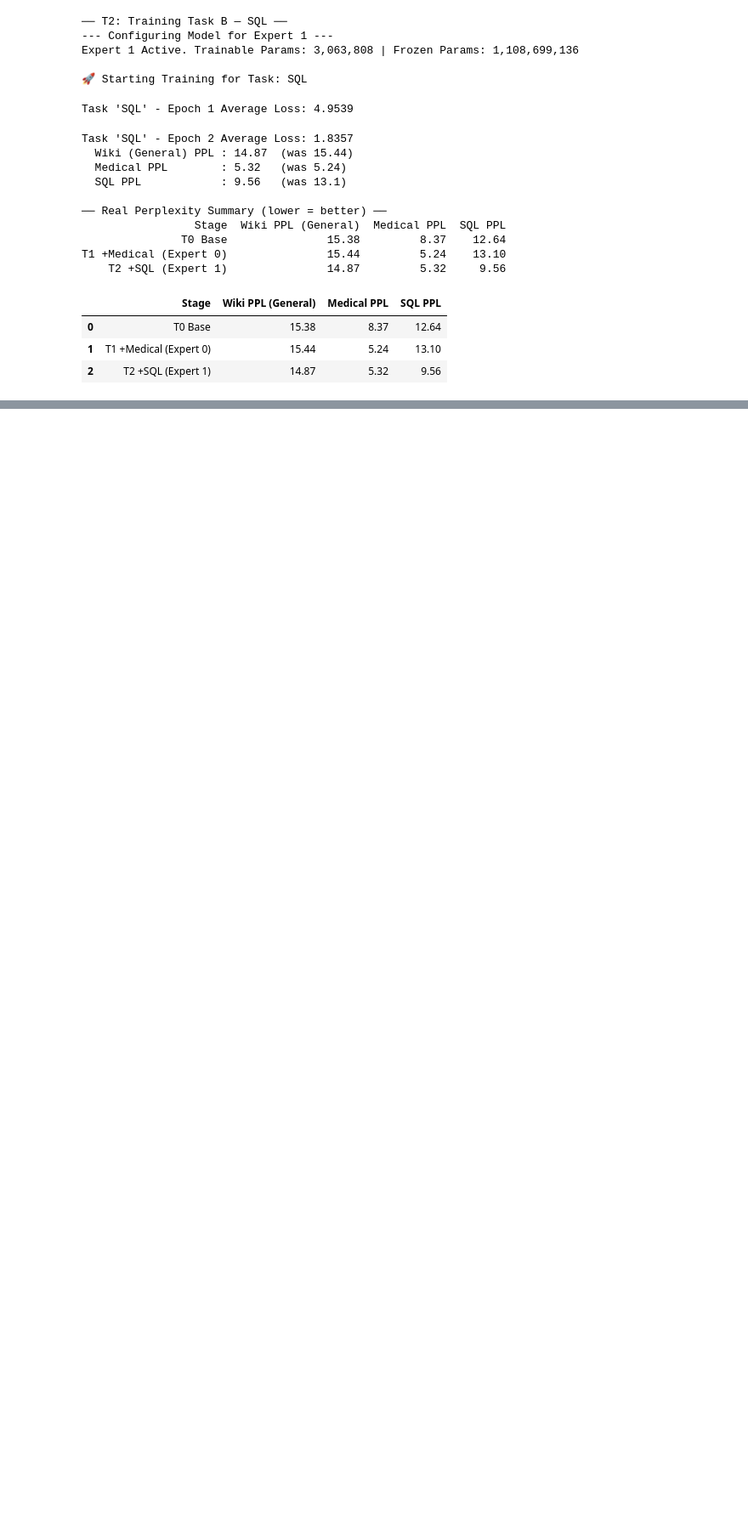
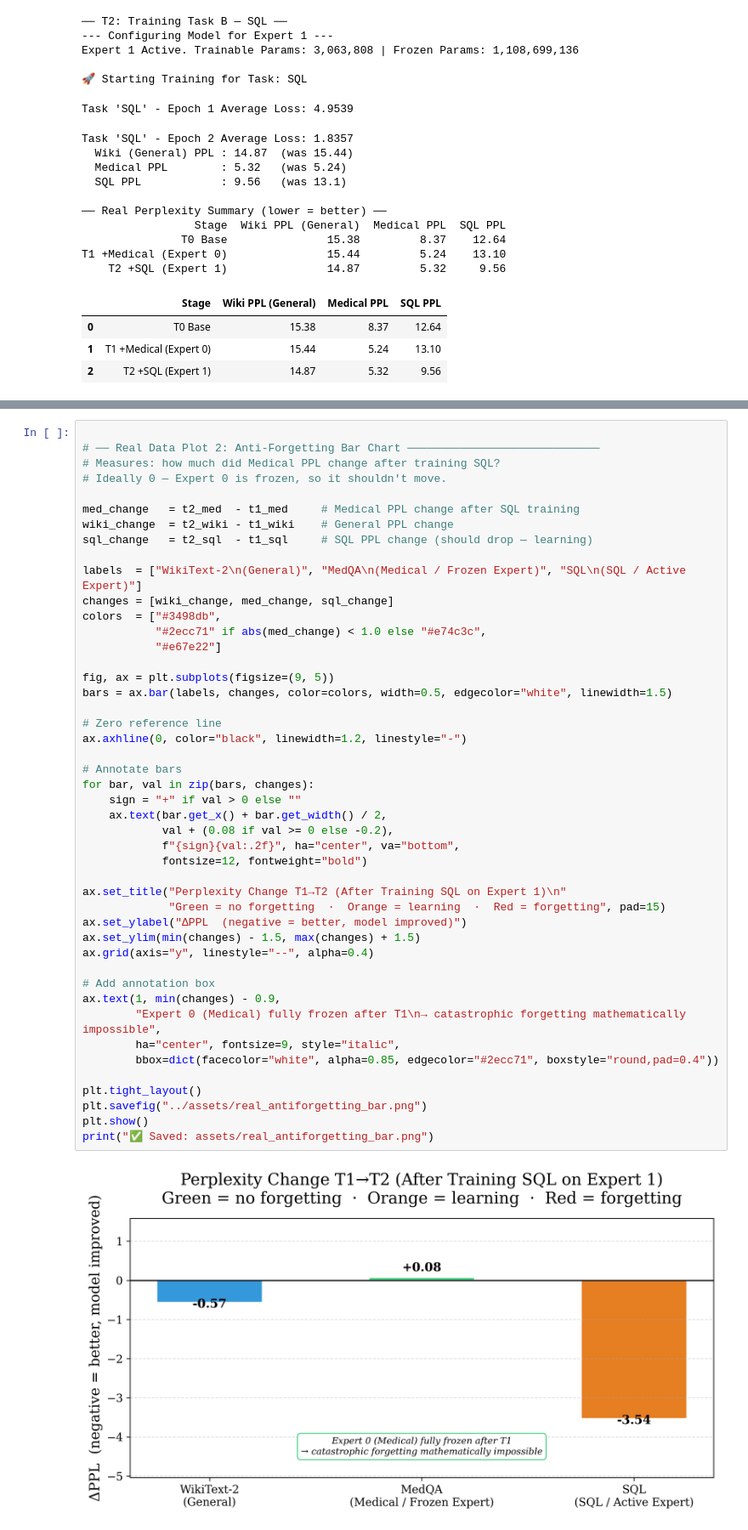
Before and after one commit to RamuNalla/orthogonal-moe-adapters, a Jupyter notebook: benchmarks/orthogonal_forgetting_eval.ipynb, the cells around one changed output, grey strips where cells are left out. Shown at 85% size. Drawn from its saved outputs; the diff is of its cells as text; blank space fills up the shorter version.

```diff
--- a/benchmarks/orthogonal_forgetting_eval.ipynb
+++ b/benchmarks/orthogonal_forgetting_eval.ipynb
@@ -252,0 +379,48 @@ T1 +Medical (Expert 0)               15.44         5.24    13.10
+# %%
+
+# ── Real Data Plot 2: Anti-Forgetting Bar Chart ─────────────────────────────
+# Measures: how much did Medical PPL change after training SQL?
+# Ideally 0 — Expert 0 is frozen, so it shouldn't move.
+
+med_change   = t2_med  - t1_med     # Medical PPL change after SQL training
+wiki_change  = t2_wiki - t1_wiki    # General PPL change
+sql_change   = t2_sql  - t1_sql     # SQL PPL change (should drop — learning)
+
+labels  = ["WikiText-2\n(General)", "MedQA\n(Medical / Frozen Expert)", "SQL\n(SQL / Active Expert)"]
+changes = [wiki_change, med_change, sql_change]
+colors  = ["#3498db",
+           "#2ecc71" if abs(med_change) < 1.0 else "#e74c3c",
+           "#e67e22"]
+
+fig, ax = plt.subplots(figsize=(9, 5))
+bars = ax.bar(labels, changes, color=colors, width=0.5, edgecolor="white", linewidth=1.5)
+
+# Zero reference line
+ax.axhline(0, color="black", linewidth=1.2, linestyle="-")
+
+# Annotate bars
+for bar, val in zip(bars, changes):
+    sign = "+" if val > 0 else ""
+    ax.text(bar.get_x() + bar.get_width() / 2,
+            val + (0.08 if val >= 0 else -0.2),
+            f"{sign}{val:.2f}", ha="center", va="bottom",
+            fontsize=12, fontweight="bold")
+
+ax.set_title("Perplexity Change T1→T2 (After Training SQL on Expert 1)\n"
+             "Green = no forgetting  ·  Orange = learning  ·  Red = forgetting", pad=15)
+ax.set_ylabel("ΔPPL  (negative = better, model improved)")
+ax.set_ylim(min(changes) - 1.5, max(changes) + 1.5)
+ax.grid(axis="y", linestyle="--", alpha=0.4)
+
+# Add annotation box
+ax.text(1, min(changes) - 0.9,
+        "Expert 0 (Medical) fully frozen after T1\n→ catastrophic forgetting mathematically impossible",
+        ha="center", fontsize=9, style="italic",
+        bbox=dict(facecolor="white", alpha=0.85, edgecolor="#2ecc71", boxstyle="round,pad=0.4"))
+
+plt.tight_layout()
+plt.savefig("../assets/real_antiforgetting_bar.png")
+plt.show()
+print("✅ Saved: assets/real_antiforgetting_bar.png")
+# %% [output]
+[figure, added]
```
Also changed, not shown: parts of 5 cells of this notebook, 3 other files.
